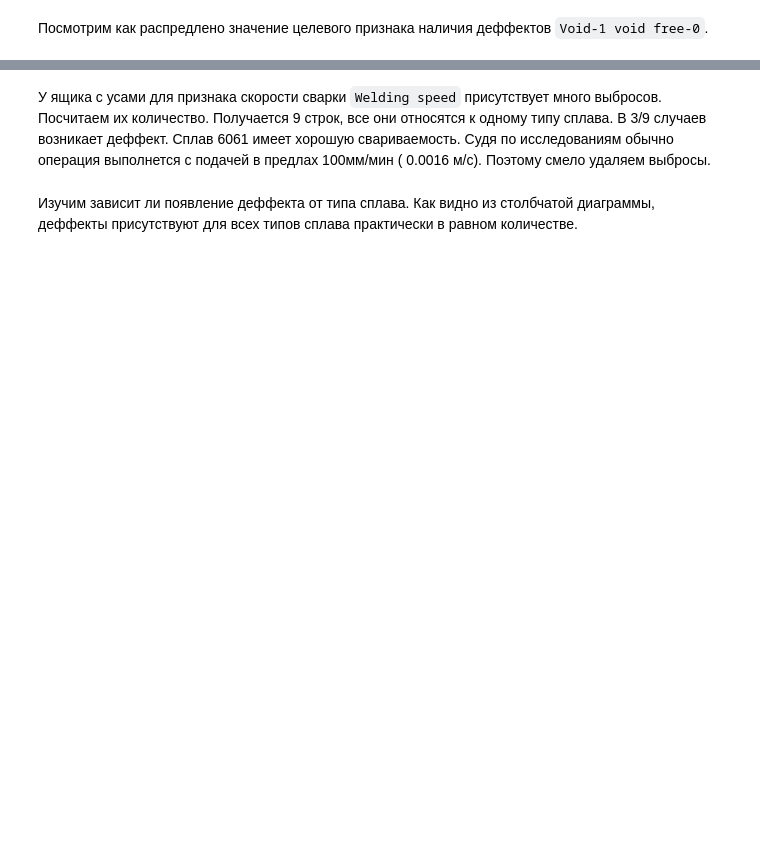
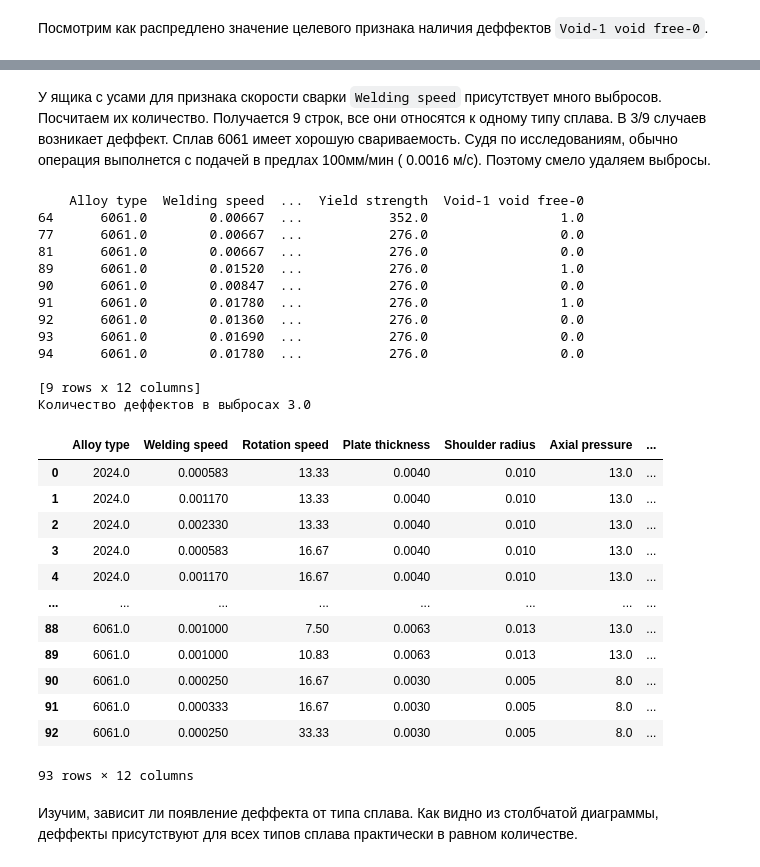
Before and after one commit to ananasn/welding-ml, a Jupyter notebook: welding.ipynb, the cells around one changed output, grey strips where cells are left out. Drawn from its saved outputs; the diff is of its cells as text; code cells hidden in the pictures; blank space fills up the shorter version.

```diff
--- a/welding.ipynb
+++ b/welding.ipynb
@@ -189,17 +355,44 @@ for feature_name in data:
 # %% [markdown]
 У ящика с усами для признака скорости сварки `Welding speed` присутствует много выбросов. Посчитаем их количество. Получается 9 строк, все они относятся к одному типу сплава. В 3/9 случаев возникает деффект.
-Сплав 6061 имеет хорошую свариваемость. Судя по исследованиям обычно операция выполнется с подачей в предлах 100мм/мин ( 0.0016 м/c). Поэтому смело удаляем выбросы.
+Сплав 6061 имеет хорошую свариваемость. Судя по исследованиям, обычно операция выполнется с подачей в предлах 100мм/мин ( 0.0016 м/c). Поэтому смело удаляем выбросы.
 # %%
 outliners = data[data['Welding speed'] > 0.005]
 outlines_num_deffects = outliners['Void-1 void free-0'].sum()
 print(outliners)
 print(f'Количество деффектов в выбросах {outlines_num_deffects}')
 
 data = data[data['Welding speed'] < 0.005]
-data = data.reset_index()
+data = data.reset_index(drop=True)
 data
+# %% [output]
+    Alloy type  Welding speed  ...  Yield strength  Void-1 void free-0
+64      6061.0        0.00667  ...           352.0                 1.0
+77      6061.0        0.00667  ...           276.0                 0.0
+81      6061.0        0.00667  ...           276.0                 0.0
+89      6061.0        0.01520  ...           276.0                 1.0
+90      6061.0        0.00847  ...           276.0                 0.0
+91      6061.0        0.01780  ...           276.0                 1.0
+92      6061.0        0.01360  ...           276.0                 0.0
+93      6061.0        0.01690  ...           276.0                 0.0
+94      6061.0        0.01780  ...           276.0                 0.0
+
+[9 rows x 12 columns]
+Количество деффектов в выбросах 3.0
+|  | Alloy type | Welding speed | Rotation speed | Plate thickness | Shoulder radius | Axial pressure | ... |
+| 0 | 2024.0 | 0.000583 | 13.33 | 0.0040 | 0.010 | 13.0 | ... |
+| 1 | 2024.0 | 0.001170 | 13.33 | 0.0040 | 0.010 | 13.0 | ... |
+| 2 | 2024.0 | 0.002330 | 13.33 | 0.0040 | 0.010 | 13.0 | ... |
+| 3 | 2024.0 | 0.000583 | 16.67 | 0.0040 | 0.010 | 13.0 | ... |
+| 4 | 2024.0 | 0.001170 | 16.67 | 0.0040 | 0.010 | 13.0 | ... |
+| ... | ... | ... | ... | ... | ... | ... | ... |
+| 88 | 6061.0 | 0.001000 | 7.50 | 0.0063 | 0.013 | 13.0 | ... |
+| 89 | 6061.0 | 0.001000 | 10.83 | 0.0063 | 0.013 | 13.0 | ... |
+| 90 | 6061.0 | 0.000250 | 16.67 | 0.0030 | 0.005 | 8.0 | ... |
+| 91 | 6061.0 | 0.000333 | 16.67 | 0.0030 | 0.005 | 8.0 | ... |
+| 92 | 6061.0 | 0.000250 | 33.33 | 0.0030 | 0.005 | 8.0 | ... |
+93 rows × 12 columns
 # %% [markdown]
-Изучим зависит ли появление деффекта от типа сплава. Как видно из столбчатой диаграммы,
+Изучим, зависит ли появление деффекта от типа сплава. Как видно из столбчатой диаграммы,
 деффекты присутствуют для всех типов сплава практически в равном количестве.
 # %%
 sns.countplot(x = 'Alloy type', hue = 'Void-1 void free-0', data = data)
```
Also changed, not shown: parts of 44 cells of this notebook.
